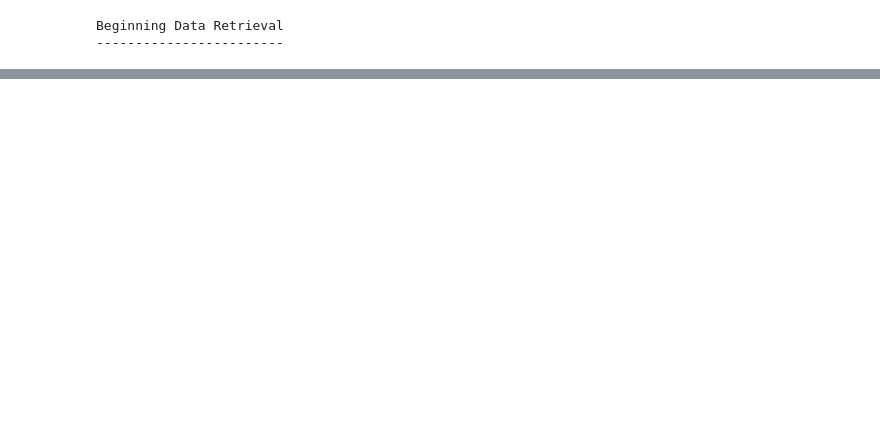
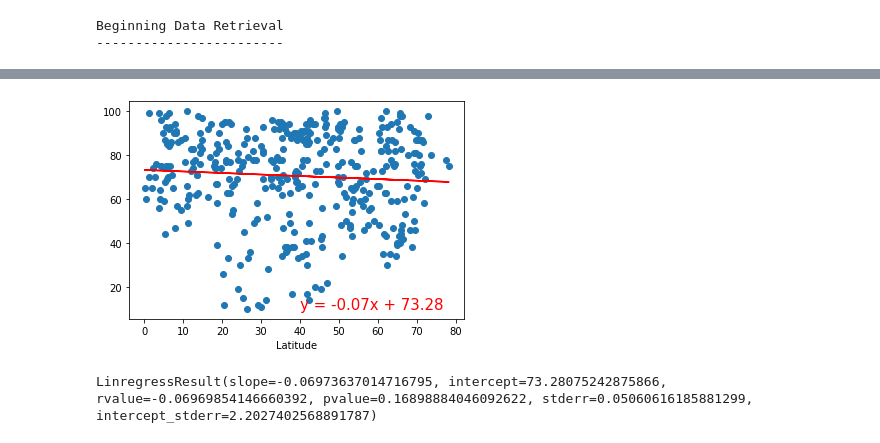
Before and after one commit to Shikharbhd/World_Weather_Analysis, a Jupyter notebook: WeatherPy.ipynb, the cells around one changed output, grey strips where cells are left out. Cells and saved outputs as stored; diff of their text form; code cells hidden in the pictures; blank space fills up the shorter version.

```diff
--- a/WeatherPy.ipynb
+++ b/WeatherPy.ipynb
@@ -296,0 +367,15 @@ plt.show()
+# %%
+# 6.4.3: Find the Correlation Between Latitude and Percent Humidity
+# Linear regression on the Northern Hemisphere
+x_values = northern_hemi_df["Lat"]
+y_values = northern_hemi_df["Humidity"]
+# Call the function.
+plot_linear_regression(x_values, y_values,
+                       'Linear Regression on the Northern Hemisphere \
+                        for % Humidity', '% Humidity',(40,10))
+# %% [output]
+[figure, added]
+# %%
+linregress(northern_hemi_df["Lat"],northern_hemi_df["Humidity"])
+# %% [output]
+LinregressResult(slope=-0.06973637014716795, intercept=73.28075242875866, rvalue=-0.06969854146660392, pvalue=0.16898884046092622, stderr=0.05060616185881299, intercept_stderr=2.2027402568891787)
```
Also changed, not shown: parts of 37 cells of this notebook, 5 other files.
